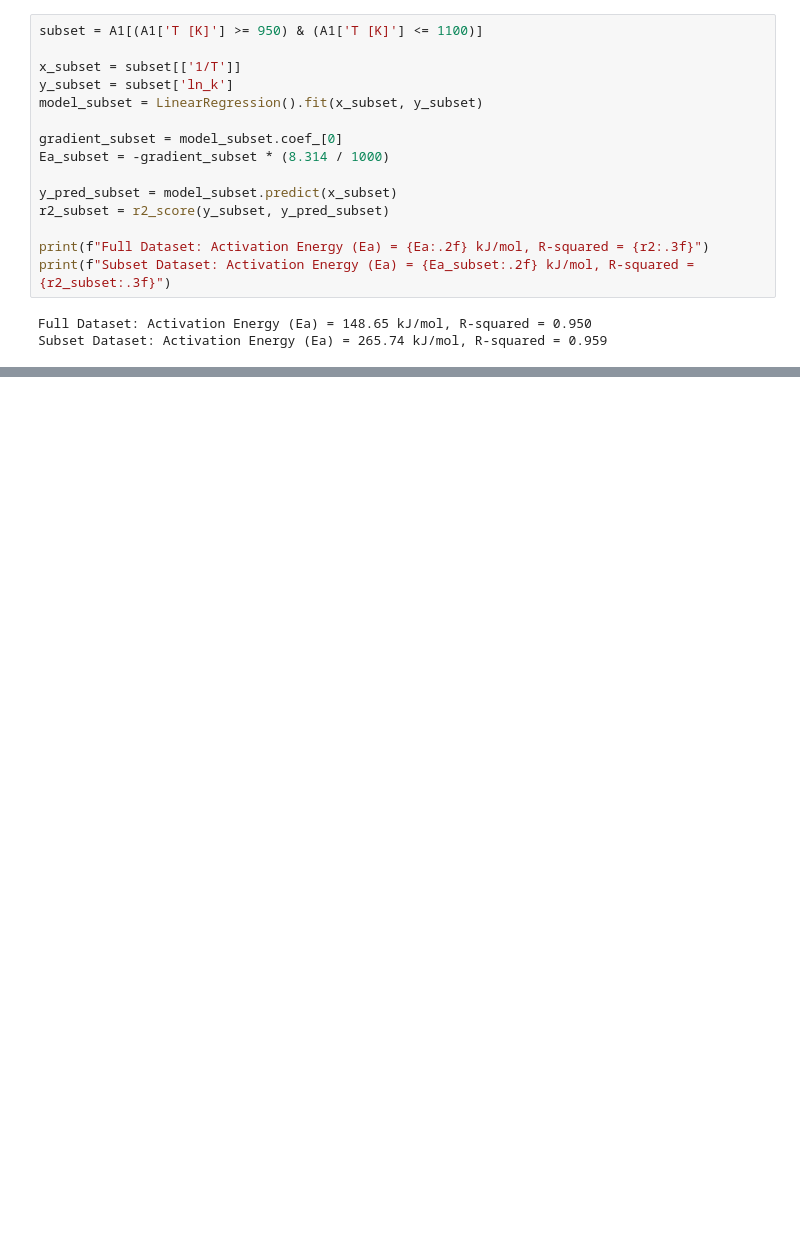
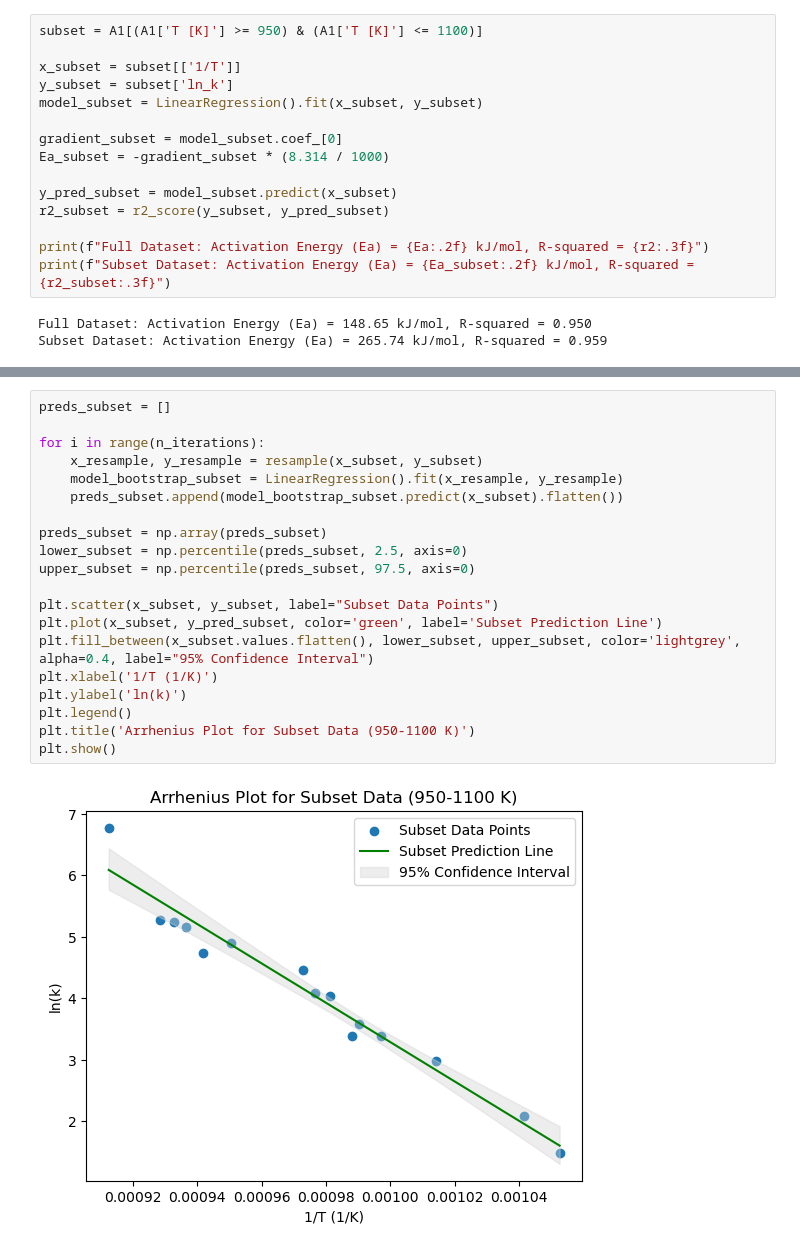
Before and after one commit to nickhardman3/y3_DataScience_Assignment1, a Jupyter notebook: Assignment1.ipynb, the cells around one changed output, grey strips where cells are left out. Saved outputs shown, nothing was run; the diff lists cells and outputs as text; blank space fills up the shorter version.

```diff
--- a/Assignment1.ipynb
+++ b/Assignment1.ipynb
@@ -57,0 +71,22 @@ Subset Dataset: Activation Energy (Ea) = 265.74 kJ/mol, R-squared = 0.959
+# %%
+preds_subset = []
+
+for i in range(n_iterations):
+    x_resample, y_resample = resample(x_subset, y_subset)
+    model_bootstrap_subset = LinearRegression().fit(x_resample, y_resample)
+    preds_subset.append(model_bootstrap_subset.predict(x_subset).flatten())
+
+preds_subset = np.array(preds_subset)
+lower_subset = np.percentile(preds_subset, 2.5, axis=0)
+upper_subset = np.percentile(preds_subset, 97.5, axis=0)
+
+plt.scatter(x_subset, y_subset, label="Subset Data Points")
+plt.plot(x_subset, y_pred_subset, color='green', label='Subset Prediction Line')
+plt.fill_between(x_subset.values.flatten(), lower_subset, upper_subset, color='lightgrey', alpha=0.4, label="95% Confidence Interval")
+plt.xlabel('1/T (1/K)')
+plt.ylabel('ln(k)')
+plt.legend()
+plt.title('Arrhenius Plot for Subset Data (950-1100 K)')
+plt.show()
+# %% [output]
+[figure, added]
```
Also changed, not shown: parts of 3 cells of this notebook.
